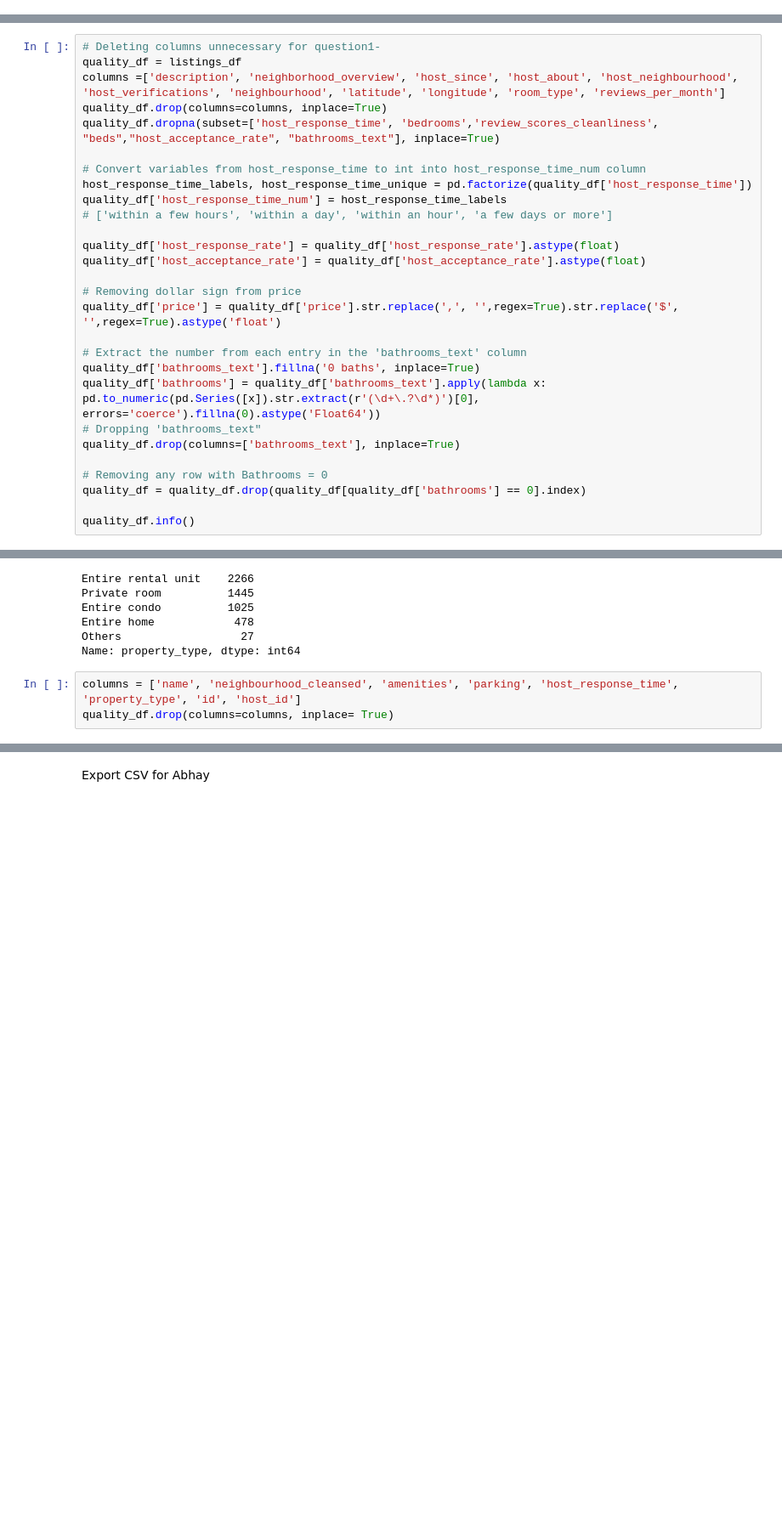
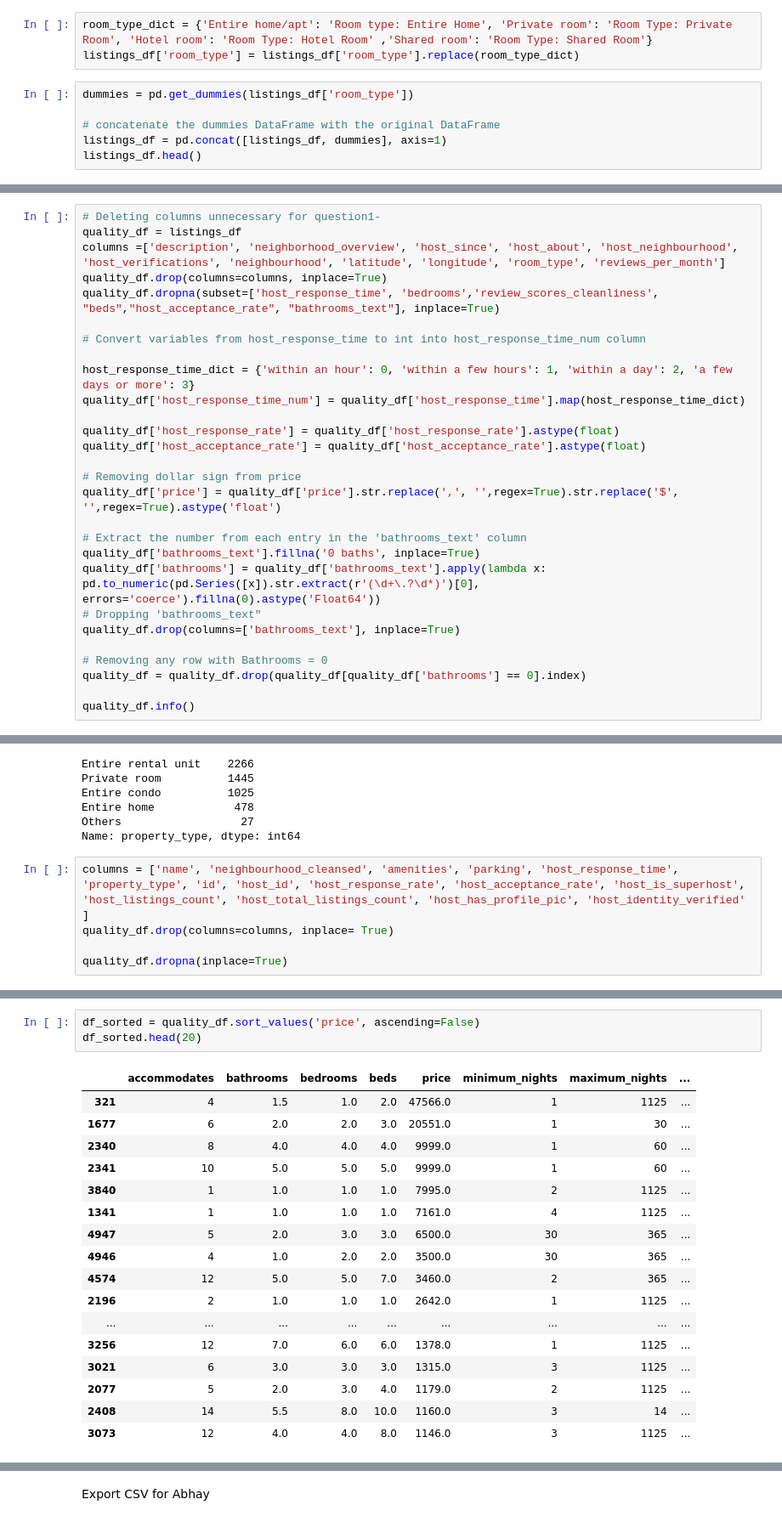
Before and after one commit to Arnesh997/FDS-Airbnb, a Jupyter notebook: main.ipynb, the cells around one changed output, grey strips where cells are left out. Shown at 85% size. Drawn from its saved outputs; the diff is of its cells as text; blank space fills up the shorter version.

```diff
--- a/main.ipynb
+++ b/main.ipynb
@@ -102,3 +103,12 @@ Arnesh GeoJSon File PAth
 
 # # display the map in the Jupyter notebook
 # m
+# %%
+room_type_dict = {'Entire home/apt': 'Room type: Entire Home', 'Private room': 'Room Type: Private Room', 'Hotel room': 'Room Type: Hotel Room' ,'Shared room': 'Room Type: Shared Room'}
+listings_df['room_type'] = listings_df['room_type'].replace(room_type_dict)
+# %%
+dummies = pd.get_dummies(listings_df['room_type'])
+
+# concatenate the dummies DataFrame with the original DataFrame
+listings_df = pd.concat([listings_df, dummies], axis=1)
+listings_df.head()
@@ -112,9 +130,9 @@ quality_df.drop(columns=columns, inplace=True)
 quality_df.dropna(subset=['host_response_time', 'bedrooms','review_scores_cleanliness', "beds","host_acceptance_rate", "bathrooms_text"], inplace=True)
 
 # Convert variables from host_response_time to int into host_response_time_num column
-host_response_time_labels, host_response_time_unique = pd.factorize(quality_df['host_response_time'])
-quality_df['host_response_time_num'] = host_response_time_labels
-# ['within a few hours', 'within a day', 'within an hour', 'a few days or more']
+
+host_response_time_dict = {'within an hour': 0, 'within a few hours': 1, 'within a day': 2, 'a few days or more': 3}
+quality_df['host_response_time_num'] = quality_df['host_response_time'].map(host_response_time_dict)
 
 quality_df['host_response_rate'] = quality_df['host_response_rate'].astype(float)
 quality_df['host_acceptance_rate'] = quality_df['host_acceptance_rate'].astype(float)
@@ -447,5 +465,7 @@ Entire home            478
 Others                  27
 Name: property_type, dtype: int64
 # %%
-columns = ['name', 'neighbourhood_cleansed', 'amenities', 'parking', 'host_response_time', 'property_type', 'id', 'host_id']
+columns = ['name', 'neighbourhood_cleansed', 'amenities', 'parking', 'host_response_time', 'property_type', 'id', 'host_id', 'host_response_rate', 'host_acceptance_rate', 'host_is_superhost', 'host_listings_count', 'host_total_listings_count', 'host_has_profile_pic', 'host_identity_verified' ]
 quality_df.drop(columns=columns, inplace= True)
+
+quality_df.dropna(inplace=True)
@@ -451,0 +474,21 @@ quality_df.drop(columns=columns, inplace= True)
+# %%
+df_sorted = quality_df.sort_values('price', ascending=False)
+df_sorted.head(20)
+# %% [output]
+|  | accommodates | bathrooms | bedrooms | beds | price | minimum_nights | maximum_nights | ... |
+| 321 | 4 | 1.5 | 1.0 | 2.0 | 47566.0 | 1 | 1125 | ... |
+| 1677 | 6 | 2.0 | 2.0 | 3.0 | 20551.0 | 1 | 30 | ... |
+| 2340 | 8 | 4.0 | 4.0 | 4.0 | 9999.0 | 1 | 60 | ... |
+| 2341 | 10 | 5.0 | 5.0 | 5.0 | 9999.0 | 1 | 60 | ... |
+| 3840 | 1 | 1.0 | 1.0 | 1.0 | 7995.0 | 2 | 1125 | ... |
+| 1341 | 1 | 1.0 | 1.0 | 1.0 | 7161.0 | 4 | 1125 | ... |
+| 4947 | 5 | 2.0 | 3.0 | 3.0 | 6500.0 | 30 | 365 | ... |
+| 4946 | 4 | 1.0 | 2.0 | 2.0 | 3500.0 | 30 | 365 | ... |
+| 4574 | 12 | 5.0 | 5.0 | 7.0 | 3460.0 | 2 | 365 | ... |
+| 2196 | 2 | 1.0 | 1.0 | 1.0 | 2642.0 | 1 | 1125 | ... |
+| ... | ... | ... | ... | ... | ... | ... | ... | ... |
+| 3256 | 12 | 7.0 | 6.0 | 6.0 | 1378.0 | 1 | 1125 | ... |
+| 3021 | 6 | 3.0 | 3.0 | 3.0 | 1315.0 | 3 | 1125 | ... |
+| 2077 | 5 | 2.0 | 3.0 | 4.0 | 1179.0 | 2 | 1125 | ... |
+| 2408 | 14 | 5.5 | 8.0 | 10.0 | 1160.0 | 3 | 14 | ... |
+| 3073 | 12 | 4.0 | 4.0 | 8.0 | 1146.0 | 3 | 1125 | ... |
```
Also changed, not shown: parts of 9 cells of this notebook, 2 other files.
